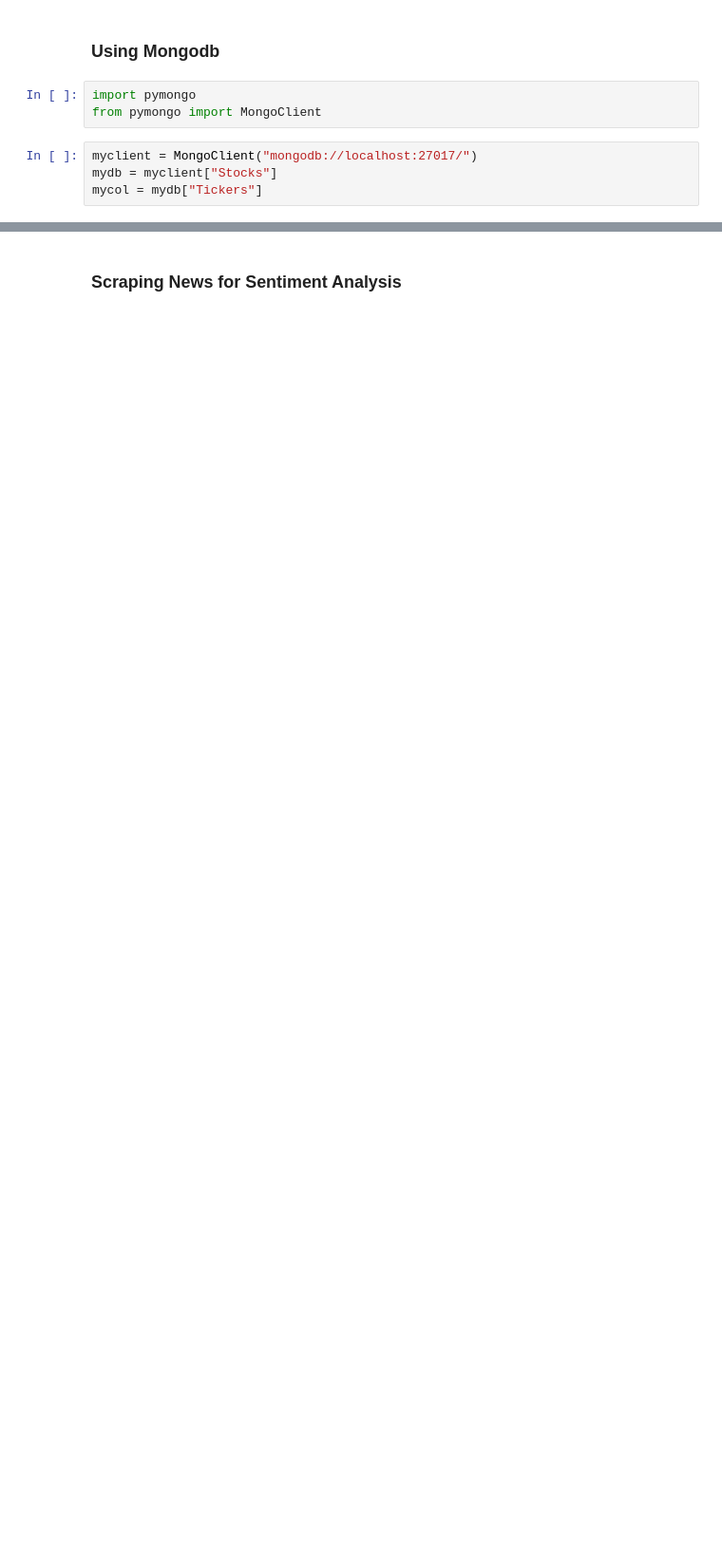
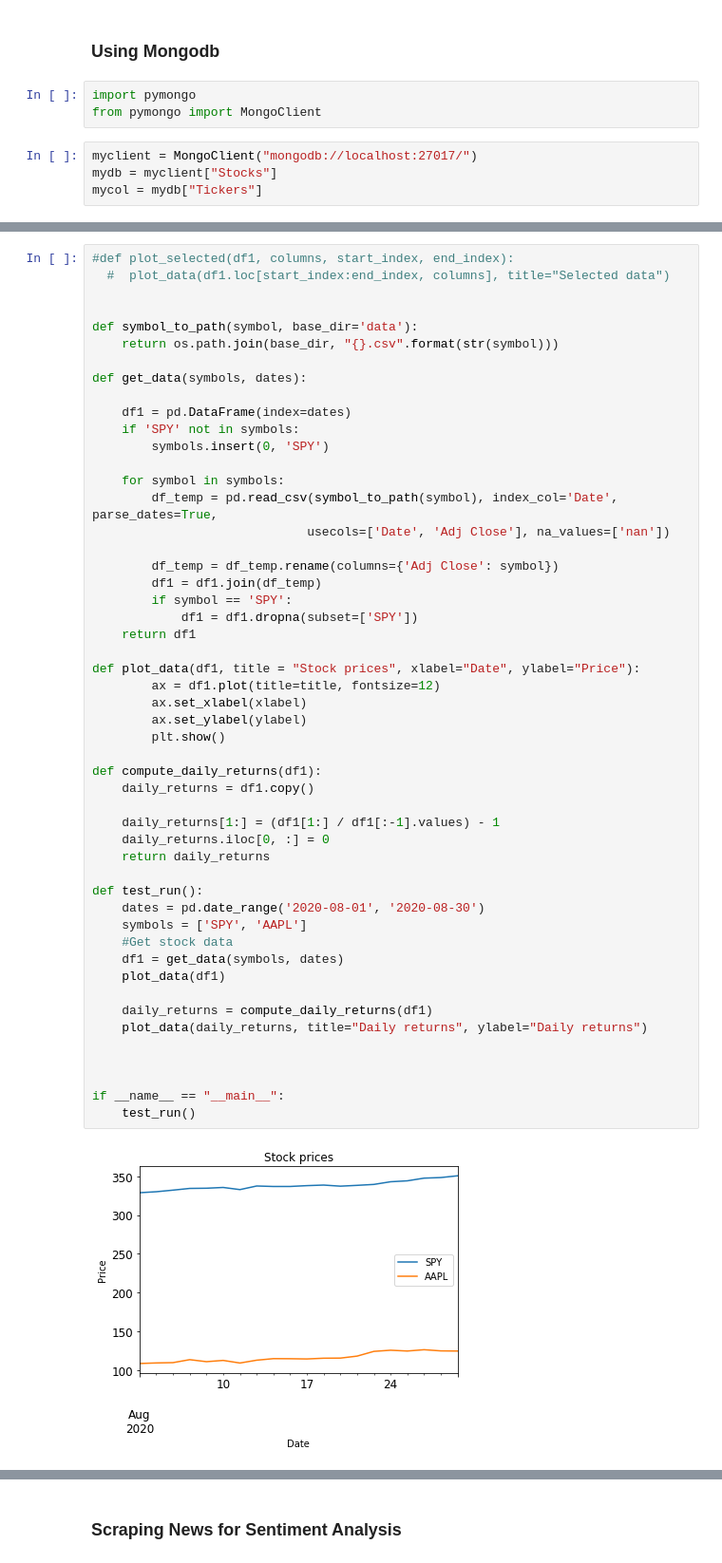
Before and after one commit to rorrot/trading_project, a Jupyter notebook: Trading.ipynb, the cells around one changed output, grey strips where cells are left out. Shown at 95% size. Drawn from its saved outputs; the diff is of its cells as text; blank space fills up the shorter version.

```diff
--- a/Trading.ipynb
+++ b/Trading.ipynb
@@ -68,0 +143,53 @@ mycol.insert_one({"Index":"SPX","data":data_dict}) # inesrt into DB
+# %%
+#def plot_selected(df1, columns, start_index, end_index):
+  #  plot_data(df1.loc[start_index:end_index, columns], title="Selected data")
+
+
+def symbol_to_path(symbol, base_dir='data'):
+    return os.path.join(base_dir, "{}.csv".format(str(symbol)))
+
+def get_data(symbols, dates):
+
+    df1 = pd.DataFrame(index=dates)
+    if 'SPY' not in symbols:
+        symbols.insert(0, 'SPY')
+
+    for symbol in symbols:
+        df_temp = pd.read_csv(symbol_to_path(symbol), index_col='Date', parse_dates=True,
+                             usecols=['Date', 'Adj Close'], na_values=['nan'])
+
+        df_temp = df_temp.rename(columns={'Adj Close': symbol})
+        df1 = df1.join(df_temp)
+        if symbol == 'SPY':
+            df1 = df1.dropna(subset=['SPY'])
+    return df1
+
+def plot_data(df1, title = "Stock prices", xlabel="Date", ylabel="Price"):
+        ax = df1.plot(title=title, fontsize=12)
+        ax.set_xlabel(xlabel)
+        ax.set_ylabel(ylabel)
+        plt.show()
+
+def compute_daily_returns(df1):
+    daily_returns = df1.copy()
+
+    daily_returns[1:] = (df1[1:] / df1[:-1].values) - 1
+    daily_returns.iloc[0, :] = 0
+    return daily_returns
+
+def test_run():
+    dates = pd.date_range('2020-08-01', '2020-08-30')
+    symbols = ['SPY', 'AAPL']
+    #Get stock data
+    df1 = get_data(symbols, dates)
+    plot_data(df1)
+
+    daily_returns = compute_daily_returns(df1)
+    plot_data(daily_returns, title="Daily returns", ylabel="Daily returns")
+
+
+
+if __name__ == "__main__":
+    test_run()
+# %% [output]
+[figure, added]
```
Also changed, not shown: parts of 33 cells of this notebook, 7 other files.
